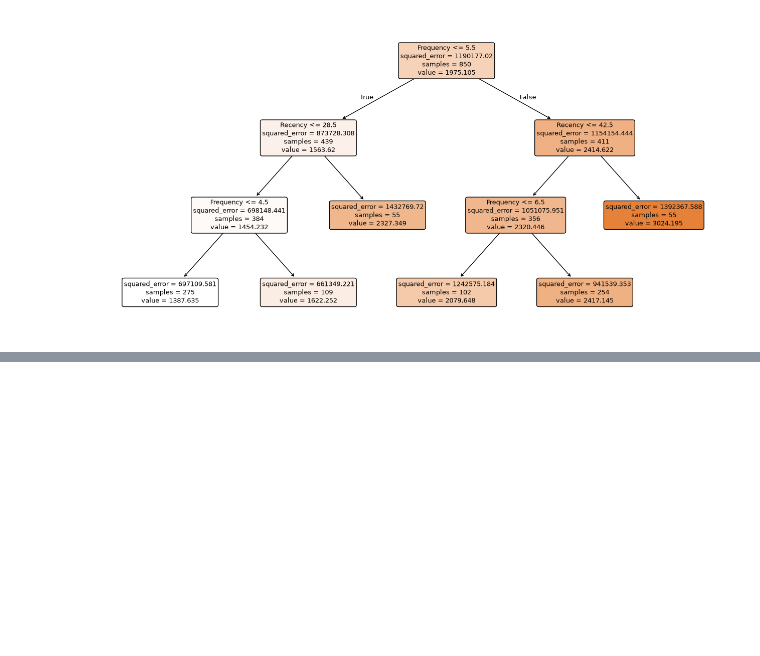
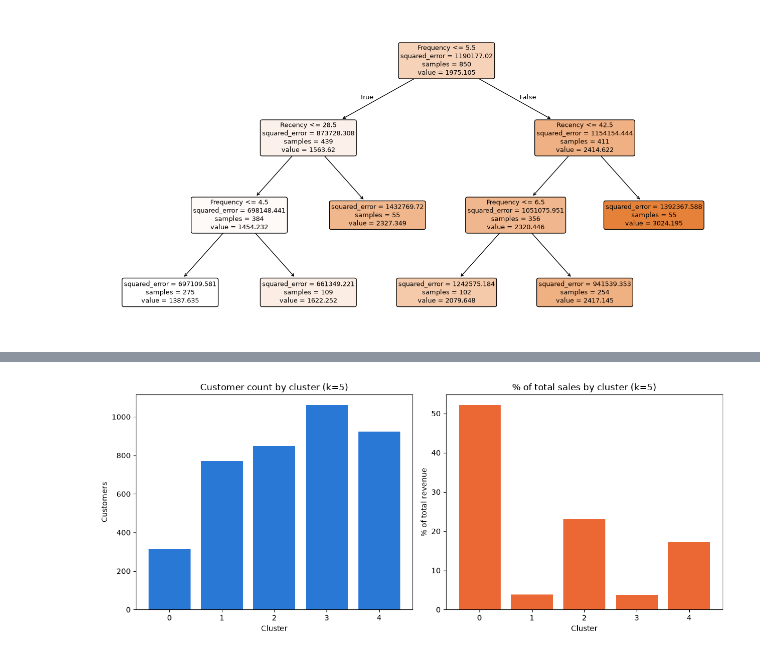
Before and after one commit to swagat017/Data-Mining-Project, a Jupyter notebook: notebooks/rfm_baseline.ipynb, the cells around one changed output, grey strips where cells are left out. Saved outputs shown, nothing was run; the diff lists cells and outputs as text; code cells hidden in the pictures; blank space fills up the shorter version.

```diff
--- a/notebooks/rfm_baseline.ipynb
+++ b/notebooks/rfm_baseline.ipynb
@@ -352,0 +363,19 @@ plt.show()
+# %%
+fig, axes = plt.subplots(1, 2, figsize=(12, 5))
+axes[0].bar(FS1_profiled['Cluster_k5'].value_counts().sort_index().index.astype(str),
+            FS1_profiled['Cluster_k5'].value_counts().sort_index().values, color='#2a78d6')
+axes[0].set_title('Customer count by cluster (k=5)')
+axes[0].set_xlabel('Cluster'); axes[0].set_ylabel('Customers')
+
+# reuse the pct_sales figures you already computed
+seg_summary = FS1_profiled.groupby('Cluster_k5').agg(n=('CustomerID','count'), rev=('Monetary','sum'))
+seg_summary['pct_sales'] = seg_summary['rev'] / seg_summary['rev'].sum() * 100
+axes[1].bar(seg_summary.index.astype(str), seg_summary['pct_sales'], color='#eb6834')
+axes[1].set_title('% of total sales by cluster (k=5)')
+axes[1].set_xlabel('Cluster'); axes[1].set_ylabel('% of total revenue')
+
+plt.tight_layout()
+plt.savefig("../results/figures/cluster_size_vs_sales_concentration.png", dpi=150, bbox_inches='tight')
+plt.show()
+# %% [output]
+[figure, added]
```
Also changed, not shown: parts of 2 cells of this notebook, 5 other files.
